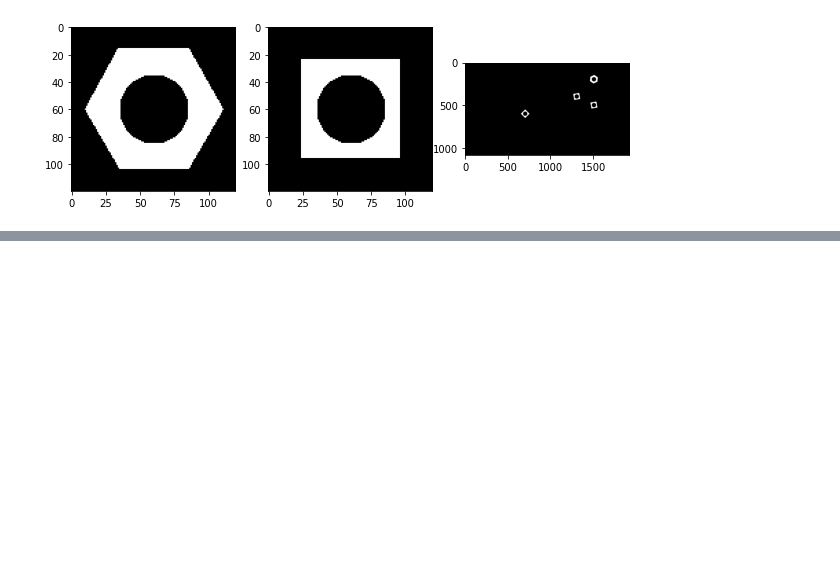
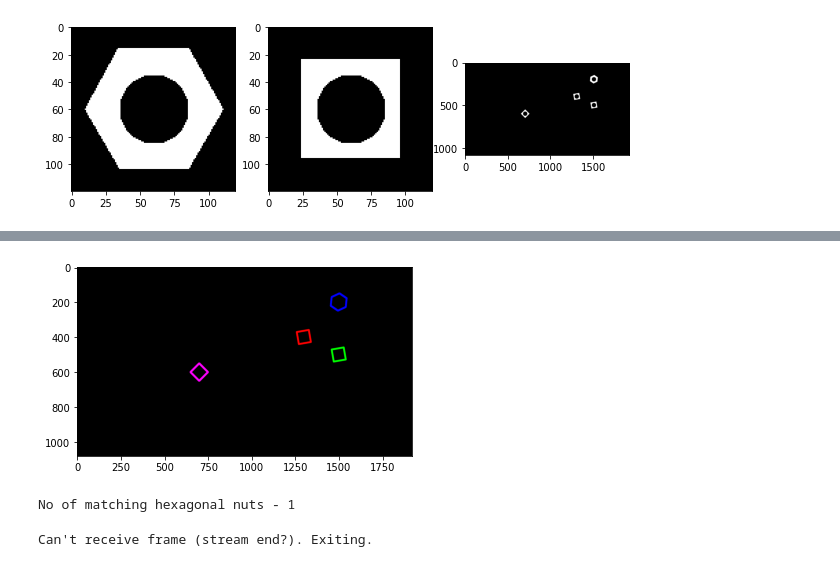
Before and after one commit to Dinuka-1999/Assignment, a Jupyter notebook: new_assignment3/190639B_A03.ipynb, the cells around one changed output, grey strips where cells are left out. Drawn from its saved outputs; the diff is of its cells as text; code cells hidden in the pictures; blank space fills up the shorter version.

```diff
--- a/new_assignment3/190639B_A03.ipynb
+++ b/new_assignment3/190639B_A03.ipynb
@@ -103,0 +132,11 @@ Component 1
+# %%
+contours3, hierarchy = cv.findContours(closing3, cv.RETR_EXTERNAL, cv.CHAIN_APPROX_SIMPLE)
+con_copy=cv.cvtColor(closing3.copy(),cv.COLOR_BGR2RGB)
+con_copy1=np.zeros(con_copy.shape,dtype=int)
+colors=[(255,0,255),(0,255,0),(255,0,0),(0,0,255)]
+for r in range(len(contours3)):
+    cv.drawContours(con_copy1,contours3,r,colors[r],10)
+plt.imshow(con_copy1)
+plt.show()
+# %% [output]
+[figure, added]
@@ -103,0 +162,10 @@ Component 1
+# %%
+contours1,hierarchy = cv.findContours(closing1,cv.RETR_EXTERNAL, cv.CHAIN_APPROX_SIMPLE)
+count = 0
+for r in range(len(contours3)):
+    ret = cv.matchShapes(contours1[0],contours3[r],1,0.0)
+    if ret < 0.001:
+        count+=1
+print("No of matching hexagonal nuts -",count)
+# %% [output]
+No of matching hexagonal nuts - 1
@@ -103,0 +204,48 @@ Component 1
+# %%
+frame_array = []
+shape = (1080, 1920, 3)
+
+contours2,hierarchy = cv.findContours(closing2,cv.RETR_EXTERNAL, cv.CHAIN_APPROX_SIMPLE)
+hexnutCount,squarenutCount,border=0,0,0
+
+cv.namedWindow('Conveyor', cv.WINDOW_NORMAL)
+cap = cv.VideoCapture('conveyor.mp4')
+f = 0
+frame = []
+while cap.isOpened():
+    ret, frame = cap.read()
+    if not ret:
+        print("Can't receive frame (stream end?). Exiting.")
+        break
+
+    hx, sqr = objCount(contours1, contours2, frame)
+
+    f += 1
+    txt1 = 'Frame:' + str(f)
+    txt2 = "Hexagonal Nuts count in the current frame =" + str(hx)
+    txt3 = "Square Nuts count in the current frame =" + str(sqr)
+    txt4 = "Total Hexagonal Nuts count upto the current frame = " + str(hexnutCount)
+    txt5 = "Total Square Nuts count upto the current frame = " + str(squarenutCount)
+    cv.putText(frame,txt1 , (100, 50), cv.FONT_HERSHEY_COMPLEX, 1, (0,250,0), 1, cv.LINE_AA)
+    cv.putText(frame,txt2 , (100, 100), cv.FONT_HERSHEY_COMPLEX, 1, (250,0,0), 1, cv.LINE_AA)
+    cv.putText(frame,txt3 , (100, 150), cv.FONT_HERSHEY_COMPLEX, 1, (250,0,0), 1, cv.LINE_AA)
+    cv.putText(frame,txt4 , (100, 200), cv.FONT_HERSHEY_COMPLEX, 1, (250,0,0), 1, cv.LINE_AA)
+    cv.putText(frame,txt5 , (100, 250), cv.FONT_HERSHEY_COMPLEX, 1, (250,0,0), 1, cv.LINE_AA)
+    cv.imshow('Conveyor', frame)
+    frame_array.append(frame)
+    if cv.waitKey(1) == ord('q'):
+        break
+cap.release()
+cv.destroyAllWindows()
+out = cv.VideoWriter('./conveyor_result_190639B.mp4',cv.VideoWriter_fourcc(*'h264'), 30, (shape[1], shape[0]))
+
+for i in range(len(frame_array)):
+    cv.imshow('Frame', frame_array[i])
+    if cv.waitKey(1) == ord('q'):
+        break
+    out.write(frame_array[i])
+
+out.release()
+cv.destroyAllWindows()
+# %% [output]
+Can't receive frame (stream end?). Exiting.
```
Also changed, not shown: parts of 5 cells of this notebook.
